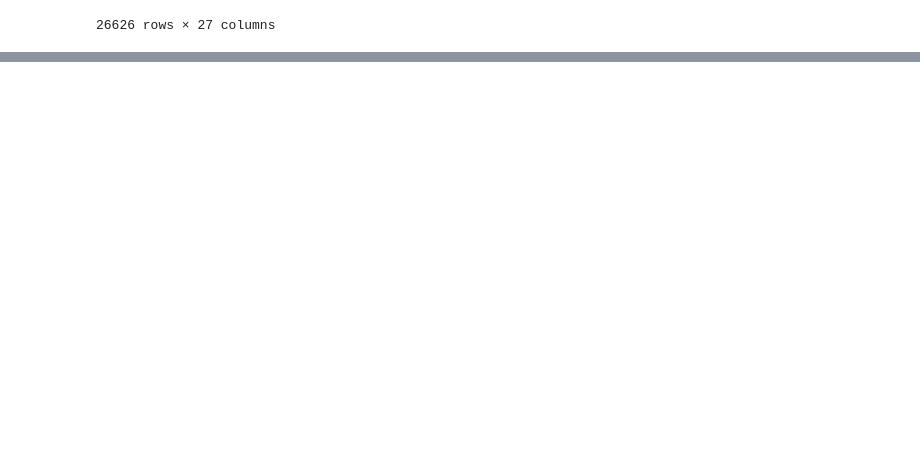
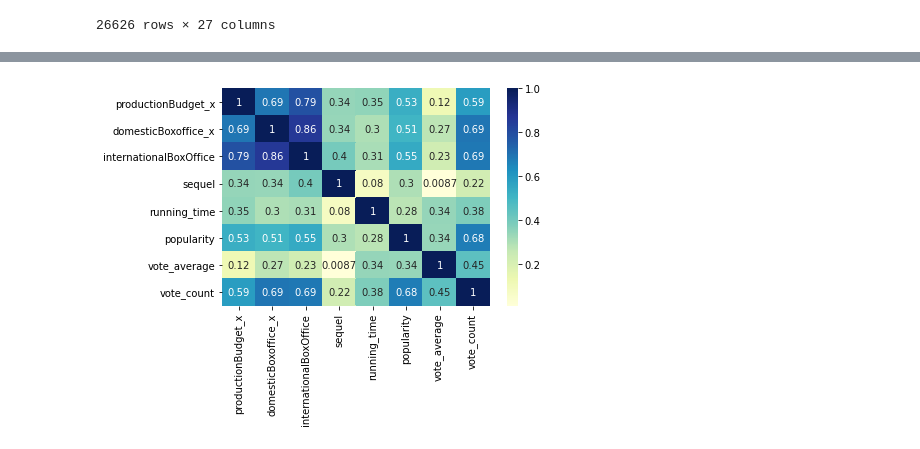
Before and after one commit to Saadia-ramo/Phase_One_Proect, a Jupyter notebook: Notebook.ipynb, the cells around one changed output, grey strips where cells are left out. Cells and saved outputs as stored; diff of their text form; code cells hidden in the pictures; blank space fills up the shorter version.

```diff
--- a/Notebook.ipynb
+++ b/Notebook.ipynb
@@ -346,0 +417,8 @@ This report aims to guide Microsoft in targeting their production budget, genre,
+# %%
+# we need to see the correlation between productionBudget and internationalBoxOffice successful using the correlation matrix
+
+corr = df.corr()
+sns.heatmap(corr, cmap = 'YlGnBu', annot = True)
+plt.show()
+# %% [output]
+[figure, added]
```
Also changed, not shown: parts of 27 cells of this notebook, 2 other files.
